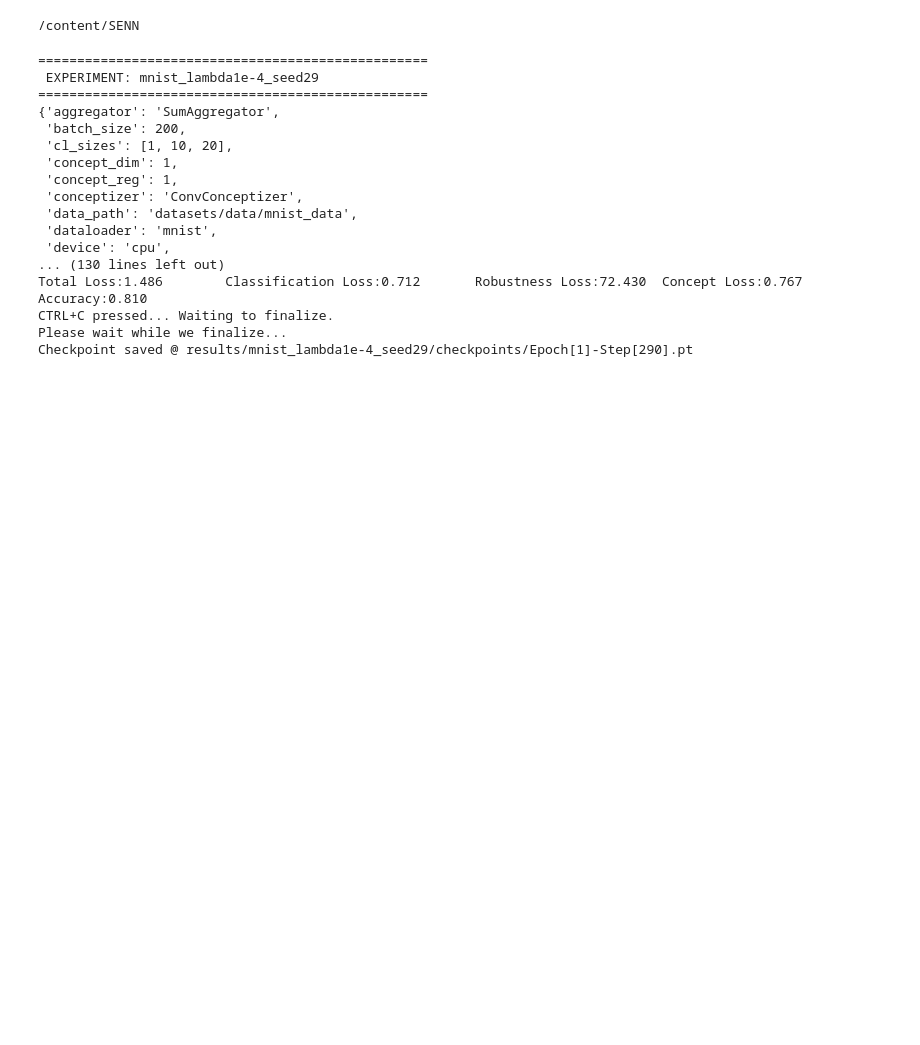
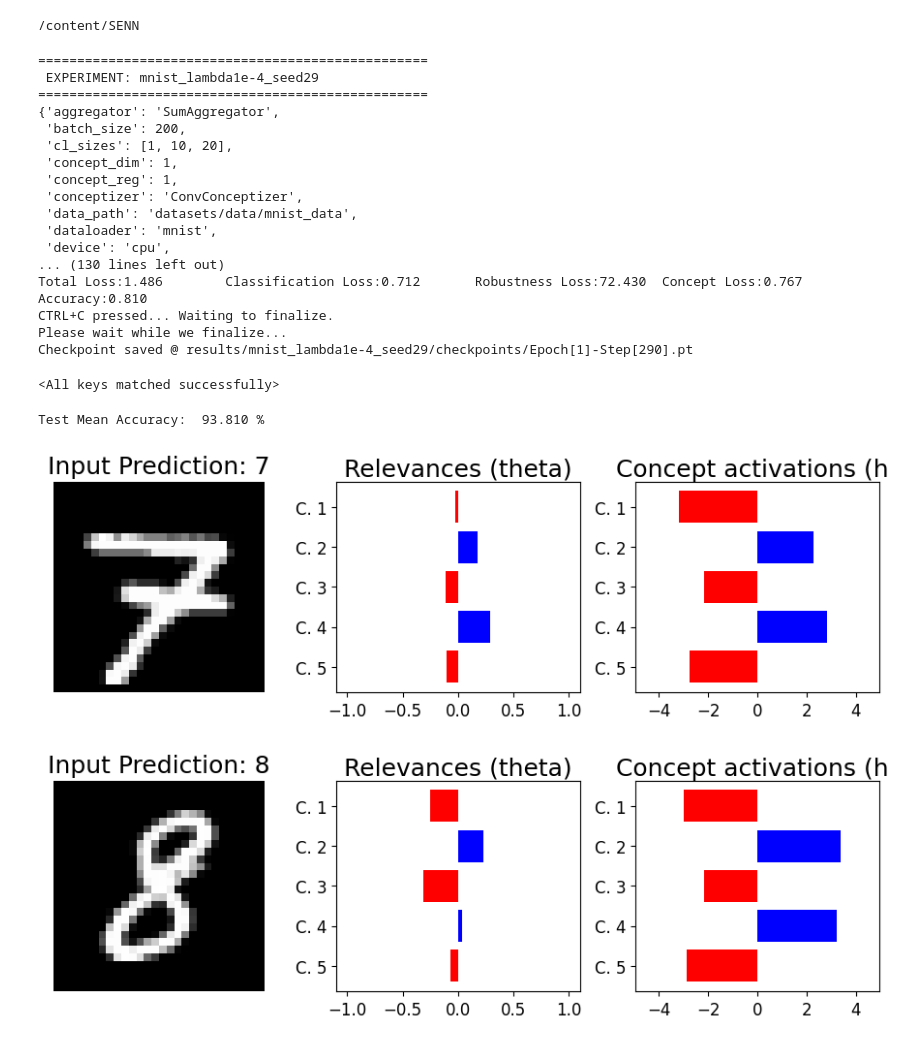
Before and after one commit to Ggenoni/SENN, a Jupyter notebook: training_SNEE.ipynb, the cells around one changed output. Saved outputs shown, nothing was run; the diff lists cells and outputs as text; code cells hidden in the pictures; blank space fills up the shorter version.

```diff
--- a/training_SNEE.ipynb
+++ b/training_SNEE.ipynb
@@ -150,0 +197,25 @@ Checkpoint saved @ results/mnist_lambda1e-4_seed29/checkpoints/Epoch[1]-Step[290
+# %%
+mnist_config = get_config("config.json")
+#mnist_config.device = "cpu"
+# %%
+_, _, mnist_test_dl = get_dataloader(mnist_config)
+# %%
+conceptizer = ConvConceptizer(**mnist_config.__dict__)
+parameterizer = ConvParameterizer(**mnist_config.__dict__)
+aggregator = SumAggregator(**mnist_config.__dict__)
+
+mnist_SENN = SENN(conceptizer, parameterizer, aggregator)
+# %%
+mnist_checkpoint = load_checkpoint(mnist_config)
+mnist_SENN.load_state_dict(mnist_checkpoint['model_state'])
+# %% [output]
+<All keys matched successfully>
+# %%
+accuracy(mnist_SENN, mnist_test_dl, mnist_config)
+# %% [output]
+Test Mean Accuracy:  93.810 %
+# %%
+show_explainations(mnist_SENN, mnist_test_dl, 'mnist')
+# %% [output]
+[figure, added]
+[figure, added]
```
Also changed, not shown: parts of 13 cells of this notebook.
